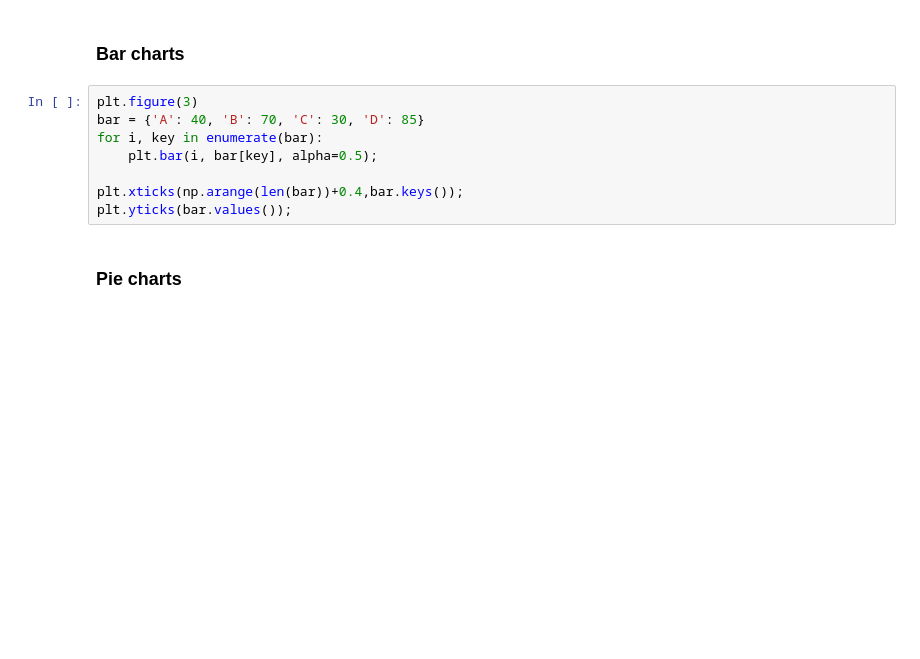
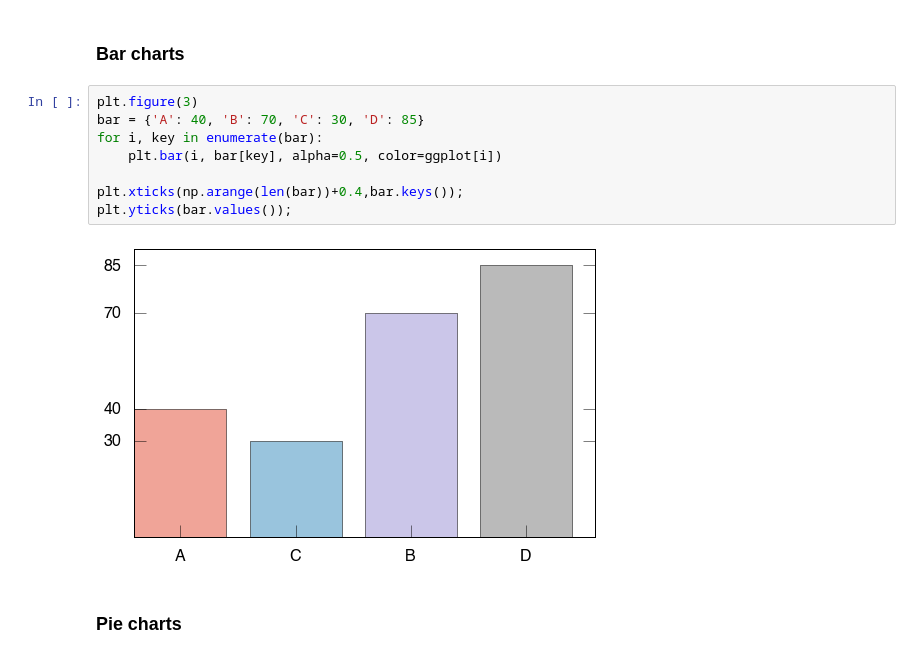
Before and after one commit to agdelma/IntroCompPhysics, a Jupyter notebook: Lectures/Notebooks/11_PlotTypes.ipynb, the cells around one changed output. Cells and saved outputs as stored; diff of their text form; blank space fills up the shorter version.

```diff
--- a/Lectures/Notebooks/11_PlotTypes.ipynb
+++ b/Lectures/Notebooks/11_PlotTypes.ipynb
@@ -83,11 +166,13 @@ plt.errorbar(x,y,xerr=dx,yerr=dy,marker='s',markersize=8.0,capsize=6.0,elinewidt
 # %%
 plt.figure(3)
 bar = {'A': 40, 'B': 70, 'C': 30, 'D': 85}
 for i, key in enumerate(bar):
-    plt.bar(i, bar[key], alpha=0.5);
+    plt.bar(i, bar[key], alpha=0.5, color=ggplot[i])
 
 plt.xticks(np.arange(len(bar))+0.4,bar.keys());
 plt.yticks(bar.values());
+# %% [output]
+[figure, added]
 # %% [markdown]
 ### Pie charts
 # %%
```
Also changed, not shown: parts of 13 cells of this notebook.
